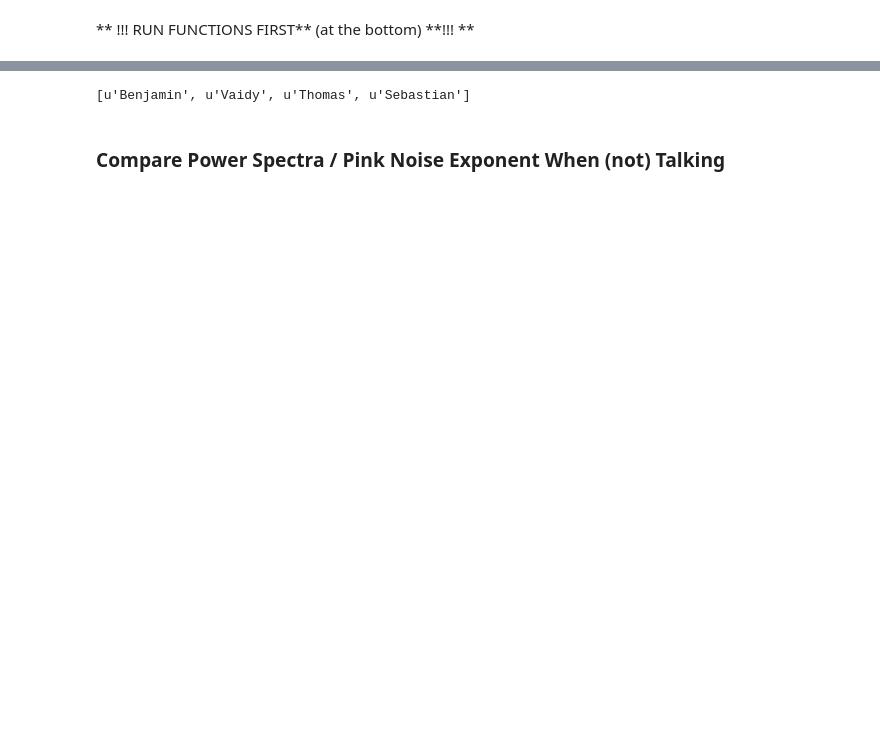
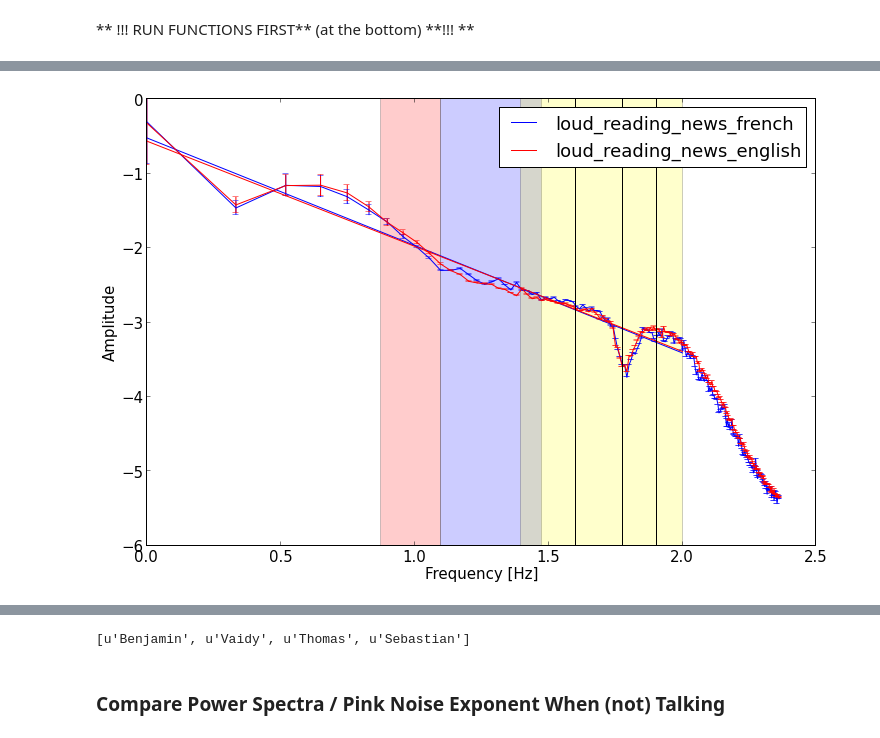
Before and after one commit to wazaahhh/hyperscanning, a Jupyter notebook: brainwaves_hyperscanning.ipynb, the cells around one changed output, grey strips where cells are left out. Drawn from its saved outputs; the diff is of its cells as text; code cells hidden in the pictures; blank space fills up the shorter version.

```diff
--- a/brainwaves_hyperscanning.ipynb
+++ b/brainwaves_hyperscanning.ipynb
@@ -35,0 +39,16 @@ dStructure = indexFiles()
+# %%
+def testArtifacts():
+    listDir = os.listdir(testDir)
+
+    artifactDic = {}
+
+    for i in listDir:
+        csvType = csv.reader(open(testDir+i),delimiter=' ')
+        data =  processRawSignal(csvType)
+
+        time = np.array(map(float,data['raw']['rawTime']))
+        rawData = np.array(data['raw']['rawValue'])
+        dic = entropySeries(time,rawData,q,windowSize=1,normalize=True)
+
+        artifactDic[i[:-4]] = dic
+    return artifactDic
@@ -35,0 +67,3 @@ dStructure = indexFiles()
+# %%
+artifactDic = testArtifacts()
+print artifactDic.keys()
@@ -35,0 +72,64 @@ dStructure = indexFiles()
+# %%
+xOutput = np.linspace(1,230,200)
+t0 =  'loud_reading_news_french'
+t1 = 'loud_reading_news_english'
+a0,s0 = avgPowerSpectrum(np.array(artifactDic[t0]['spectra']),xOutput)
+a1,s1 = avgPowerSpectrum(np.array(artifactDic[t1]['spectra']),xOutput)
+
+print np.shape(a0),np.shape(a1)
+
+
+avg0 = np.mean(a0,0)
+avg1 = np.mean(a1,0)
+
+lx = np.log10(xOutput)
+ly0 = np.log10(avg0)
+ly1 = np.log10(avg1)
+
+std0 = np.std(a0,0)
+std1 = np.std(a1,0)
+
+c = lx < 2
+
+fit0 = stats.linregress(lx[c],ly0[c])
+fit1 = stats.linregress(lx[c],ly1[c])
+
+figure(1,(12,8))
+errorbar(lx,ly0,yerr=std0*2,color='b')
+plot(lx[c],lx[c]*fit0[0]+fit0[1],'b-',label=t0)
+errorbar(lx,ly1,yerr=std1*2,color='r')
+plot(lx[c],lx[c]*fit1[0]+fit1[1],'r-',label=t1)
+
+y = np.linspace(-6,0,50)
+x40 = np.zeros_like(y)+ np.log10(40)
+plot(x40,y,'k-')
+x60 = np.zeros_like(y)+ np.log10(60)
+plot(x60,y,'k-')
+x80 = np.zeros_like(y)+ np.log10(80)
+plot(x80,y,'k-')
+
+bar(np.log10(7.5),6.,width=np.log10(12.5)-np.log10(7.5),bottom=-6,alpha=0.2,color='red')
+bar(np.log10(12.5),6.,width=np.log10(30)-np.log10(12.5),bottom=-6,alpha=0.2,color='blue')
+bar(np.log10(25),6.,width=np.log10(100)-np.log10(25),bottom=-6,alpha=0.2,color='yellow')
+ylim(-6,0)
+print "%s (blue)"%t0
+print "entropy : %.2f(%.2f)"%(np.mean(s0),np.std(s0))
+print "slope: %.2f (R=%.2f,p=%.2f)"%(fit0[0],fit0[2],fit0[3])
+print "%s (red)"%t1
+print "entropy : %.2f(%.2f)"%(np.mean(s1),np.std(s1))
+print "slope: %.2f (R=%.2f,p=%.2f)"%(fit1[0],fit1[2],fit1[3])
+
+pl.legend()
+pl.xlabel("Frequency [Hz]")
+pl.ylabel("Amplitude")
+
+figure(2,(12,3))
+plot(lx,ly1-ly0,'g-')
+plot(lx,np.zeros_like(lx)+0,'k-')
+bar(np.log10(7.5),2.,width=np.log10(12.5)-np.log10(7.5),bottom=-1,alpha=0.2,color='red')
+bar(np.log10(12.5),2.,width=np.log10(30)-np.log10(12.5),bottom=-1,alpha=0.2,color='blue')
+bar(np.log10(25),2.,width=np.log10(100)-np.log10(25),bottom=-1,alpha=0.2,color='yellow')
+pl.xlabel("log10(Frequency [Hz])")
+pl.ylabel("log1(delta(Amplitude))")
+pl.ylim(-1,1)
+# %% [output]
@@ -35,0 +144 @@ dStructure = indexFiles()
+[figure, added]
```
Also changed, not shown: parts of 18 cells of this notebook.
